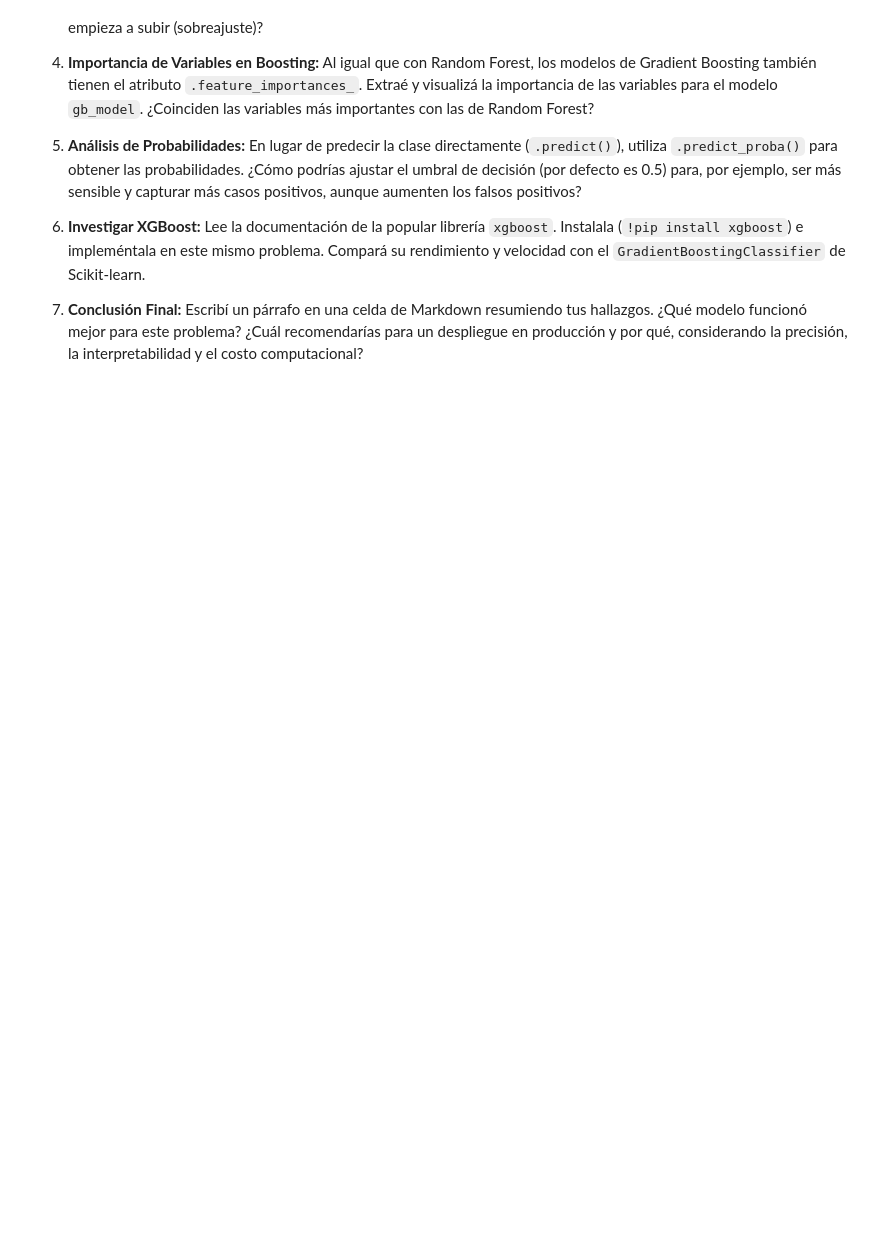
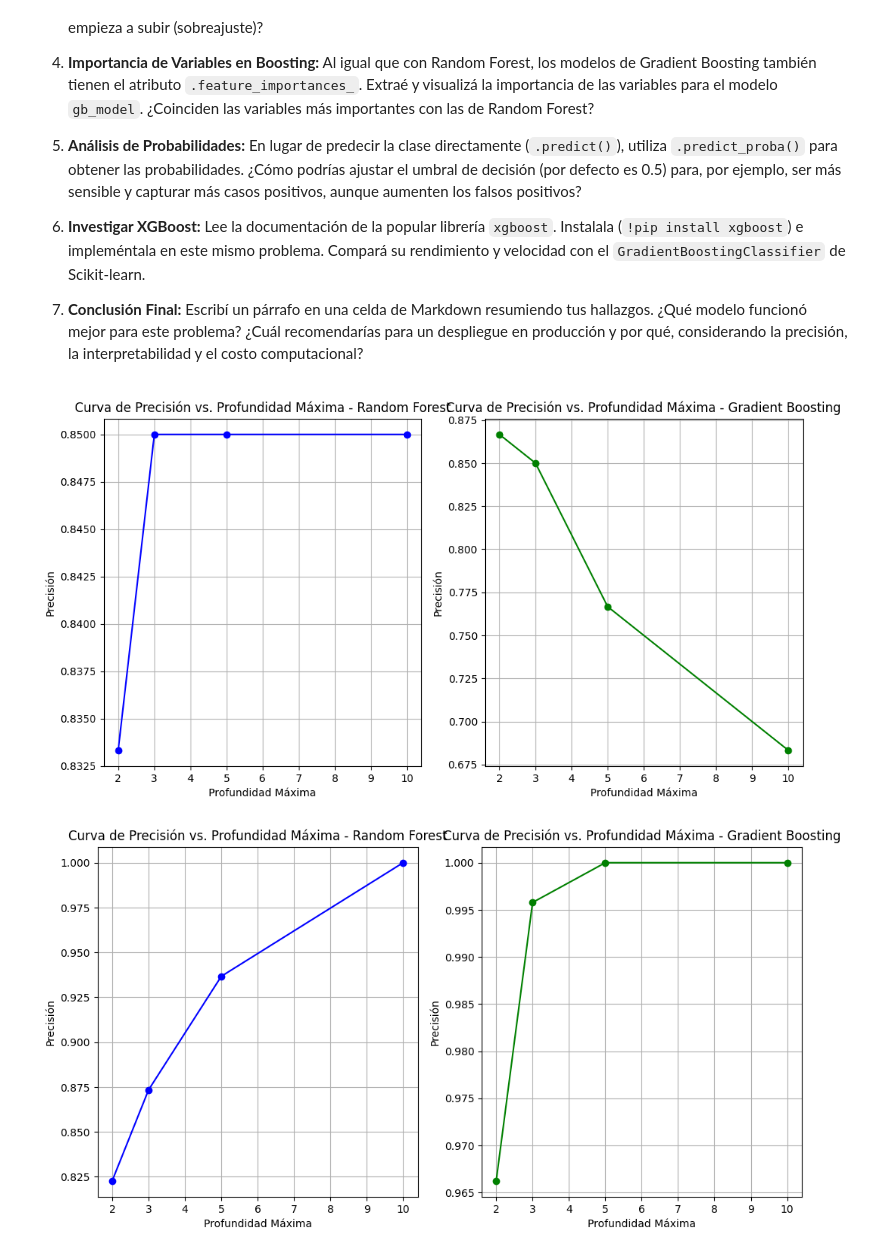
Before and after one commit to nicolassansolini-prog/Automatizacion-1---MIA-2026, a Jupyter notebook: tp6/notebook_06.ipynb, the cells around one changed output. Drawn from its saved outputs; the diff is of its cells as text; code cells hidden in the pictures; blank space fills up the shorter version.

```diff
--- a/tp6/notebook_06.ipynb
+++ b/tp6/notebook_06.ipynb
@@ -677,3 +677,67 @@ A continuación, se proponen ejercicios para profundizar los conceptos vistos y
 6.  **Investigar XGBoost:** Lee la documentación de la popular librería `xgboost`. Instalala (`!pip install xgboost`) e impleméntala en este mismo problema. Compará su rendimiento y velocidad con el `GradientBoostingClassifier` de Scikit-learn.
 
 7. **Conclusión Final:** Escribí un párrafo en una celda de Markdown resumiendo tus hallazgos. ¿Qué modelo funcionó mejor para este problema? ¿Cuál recomendarías para un despliegue en producción y por qué, considerando la precisión, la interpretabilidad y el costo computacional?
+# %%
+# ejercicio 1
+
+max_depth = [2, 3, 5, 10]
+resultados_max_depth_rf = []
+resultados_max_depth_gb = []
+
+for depth in max_depth:
+    rf_model_depth = RandomForestClassifier(n_estimators=100, random_state=100, oob_score=True, max_depth=depth)
+    rf_model_depth.fit(X_train, y_train)
+    y_pred_rf_depth = rf_model_depth.predict(X_test)
+    y_pred_rf_depth_train = rf_model_depth.predict(X_train)
+    accuracy = accuracy_score(y_test, y_pred_rf_depth)
+    resultados_max_depth_rf.append({"max_depth": depth, "accuracy_test": accuracy, "accuracy_train": accuracy_score(y_train, y_pred_rf_depth_train)})
+
+    gb_model_depth = GradientBoostingClassifier(n_estimators=100, learning_rate=0.1, max_depth=depth, random_state=42)
+    gb_model_depth.fit(X_train, y_train)
+    y_pred_gb_depth = gb_model_depth.predict(X_test)
+    y_pred_gb_depth_train = gb_model_depth.predict(X_train)
+    accuracy = accuracy_score(y_test, y_pred_gb_depth)
+    resultados_max_depth_gb.append({"max_depth": depth, "accuracy_test": accuracy, "accuracy_train": accuracy_score(y_train, y_pred_gb_depth_train)})
+
+resultados_max_depth_rf = pd.DataFrame(resultados_max_depth_rf)
+resultados_max_depth_gb = pd.DataFrame(resultados_max_depth_gb)
+
+plt.figure(figsize=(12, 6))
+
+# Gráfico de Random Forest
+plt.subplot(1, 2, 1)
+plt.plot(resultados_max_depth_rf["max_depth"], resultados_max_depth_rf["accuracy_test"], marker="o", linestyle="-", color="b")
+plt.xlabel("Profundidad Máxima")
+plt.ylabel("Precisión")
+plt.title("Curva de Precisión vs. Profundidad Máxima - Random Forest")
+plt.grid(True)
+
+# Gráfico de Gradient Boosting
+plt.subplot(1, 2, 2)
+plt.plot(resultados_max_depth_gb["max_depth"], resultados_max_depth_gb["accuracy_test"], marker="o", linestyle="-", color="g")
+plt.xlabel("Profundidad Máxima")
+plt.ylabel("Precisión")
+plt.title("Curva de Precisión vs. Profundidad Máxima - Gradient Boosting")
+plt.grid(True)
+
+# Comparacion de accuracy train
+plt.figure(figsize=(12, 6))
+
+# Gráfico de Random Forest
+plt.subplot(1, 2, 1)
+plt.plot(resultados_max_depth_rf["max_depth"], resultados_max_depth_rf["accuracy_train"], marker="o", linestyle="-", color="b")
+plt.xlabel("Profundidad Máxima")
+plt.ylabel("Precisión")
+plt.title("Curva de Precisión vs. Profundidad Máxima - Random Forest")
+plt.grid(True)
+
+# Gráfico de Gradient Boosting
+plt.subplot(1, 2, 2)
+plt.plot(resultados_max_depth_gb["max_depth"], resultados_max_depth_gb["accuracy_train"], marker="o", linestyle="-", color="g")
+plt.xlabel("Profundidad Máxima")
+plt.ylabel("Precisión")
+plt.title("Curva de Precisión vs. Profundidad Máxima - Gradient Boosting")
+plt.grid(True)
+# %% [output]
+[figure, added]
+[figure, added]
```
Also changed, not shown: parts of 17 cells of this notebook.
